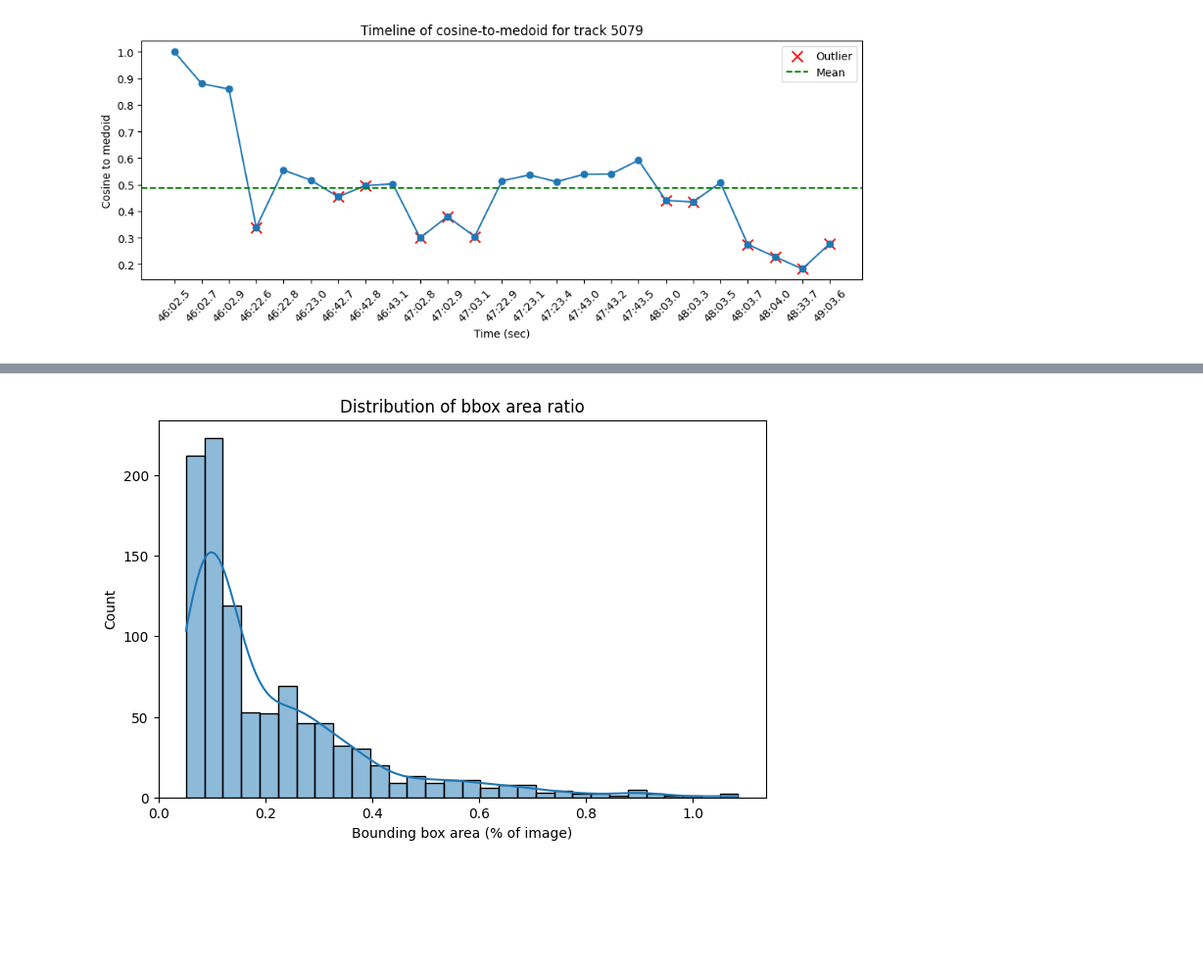
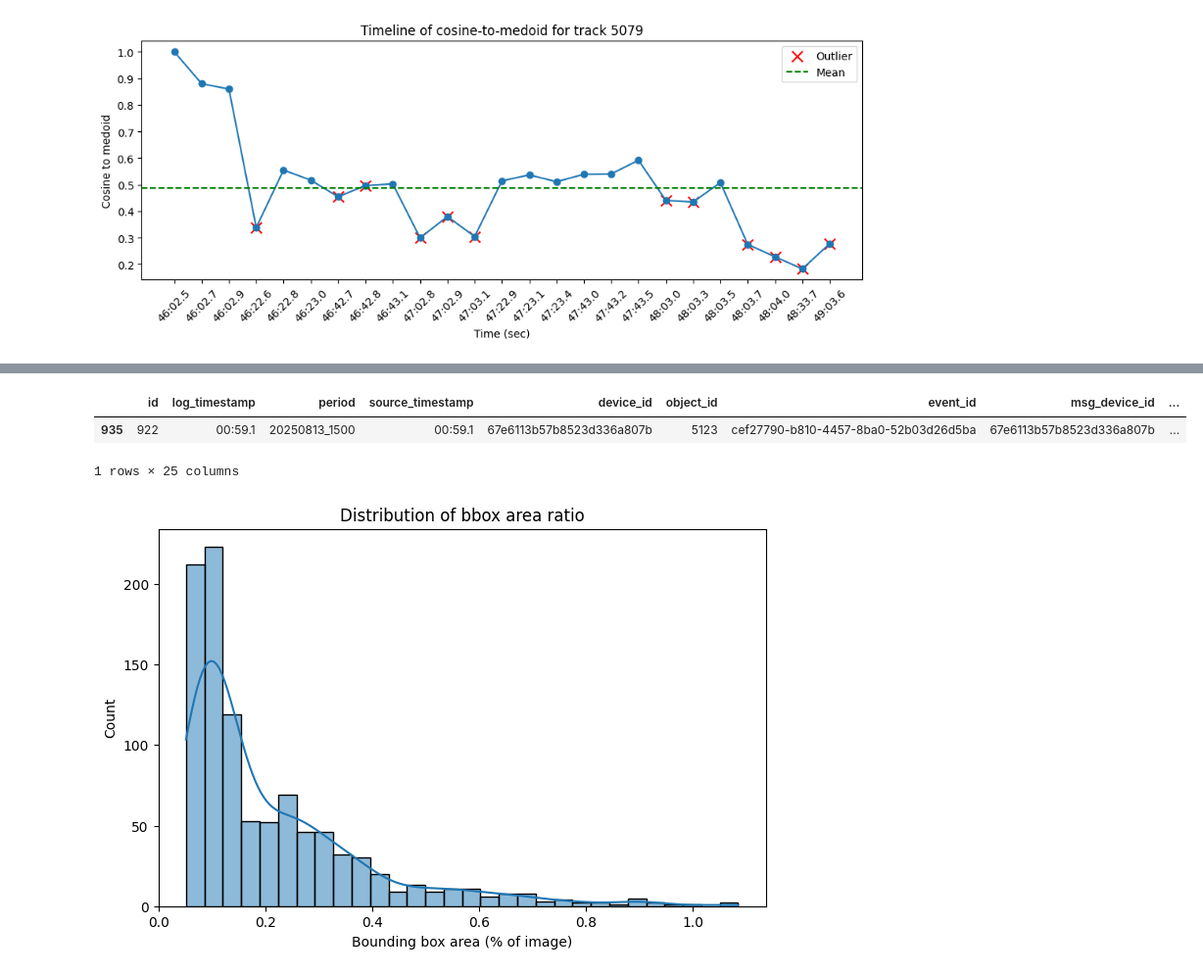
Before and after one commit to hoaghiepp/Cam-Log-Analysis, a Jupyter notebook: cam_log_analysis.ipynb, the cells around one changed output, grey strips where cells are left out. Shown at 98% size. Drawn from its saved outputs; the diff is of its cells as text; code cells hidden in the pictures; blank space fills up the shorter version.

```diff
--- a/cam_log_analysis.ipynb
+++ b/cam_log_analysis.ipynb
@@ -543,0 +414,9 @@ Name: count, Length: 941, dtype: int64
+# %%
+def parse_mmss_to_seconds(s):
+    try:
+        m, sec = str(s).split(":")
+        return float(m) * 60 + float(sec)
+    except Exception:
+        return np.nan
+
+df['event_datetime'][1]
@@ -543,0 +425,14 @@ Name: count, Length: 941, dtype: int64
+# %%
+def get_session(df, gap_limit):
+    df.sort_values("event_datetime", inplace=True)
+    sessions = [[df.iloc[0]]]
+    index = 0
+    for i in range(1, df.shape[0]):
+        if parse_mmss_to_seconds(df.iloc[i]['event_datetime']) - parse_mmss_to_seconds(sessions[index][-1]) < gap_limit:
+            sessions[index].append(df.iloc[i])
+        else:
+            index += 1
+            sessions.append([df.iloc[i]])
+    return sessions
+
+a = get_session(df[df['face_track_id'] == 5123], 30)
@@ -544,3 +445,22 @@ Name: count, Length: 941, dtype: int64
+# %%
+records = []
+summary = []
+
+ABS_THR = 0.5
+K_STD = 2.0
+TIME_GAP_LIMIT = 1
+a = pd.DataFrame()
+for tid, g in df.groupby('face_track_id', sort=False):
+    sessions = get_session(g, TIME_GAP_LIMIT)
+    for session in sessions:
+        session_df = pd.DataFrame(session)
+        if tid == 5123:
+            a = session_df
+a
+# %% [output]
+|  | id | log_timestamp | period | source_timestamp | device_id | object_id | event_id | msg_device_id | ... |
+| 935 | 922 | 00:59.1 | 20250813_1500 | 00:59.1 | 67e6113b57b8523d336a807b | 5123 | cef27790-b810-4457-8ba0-52b03d26d5ba | 67e6113b57b8523d336a807b | ... |
+1 rows × 25 columns
 # %%
 import pandas as pd
 import numpy as np
```
Also changed, not shown: parts of 9 cells of this notebook.
